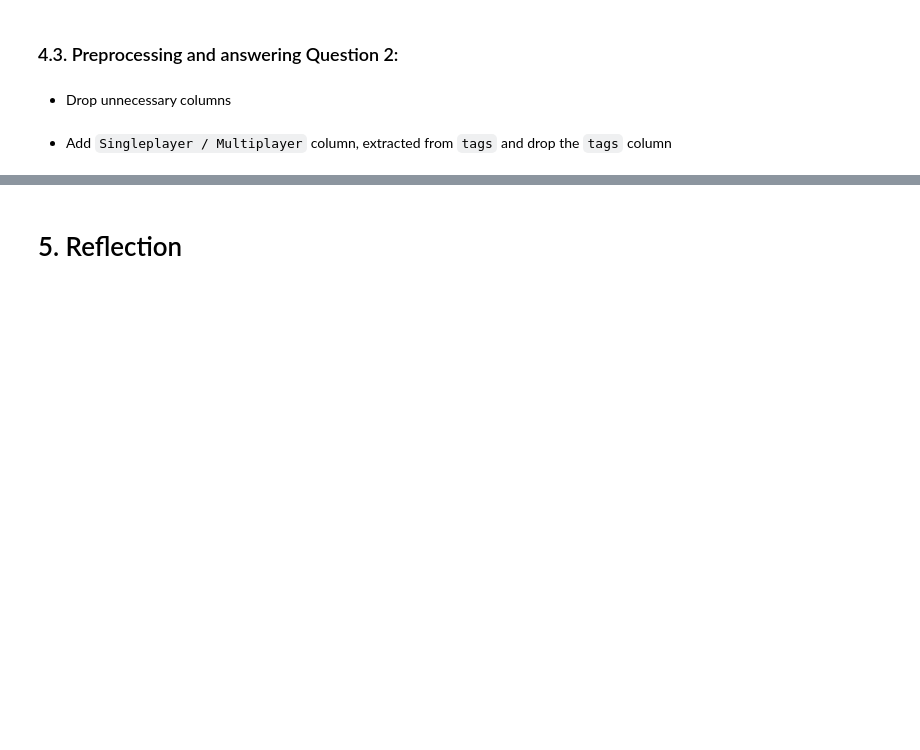
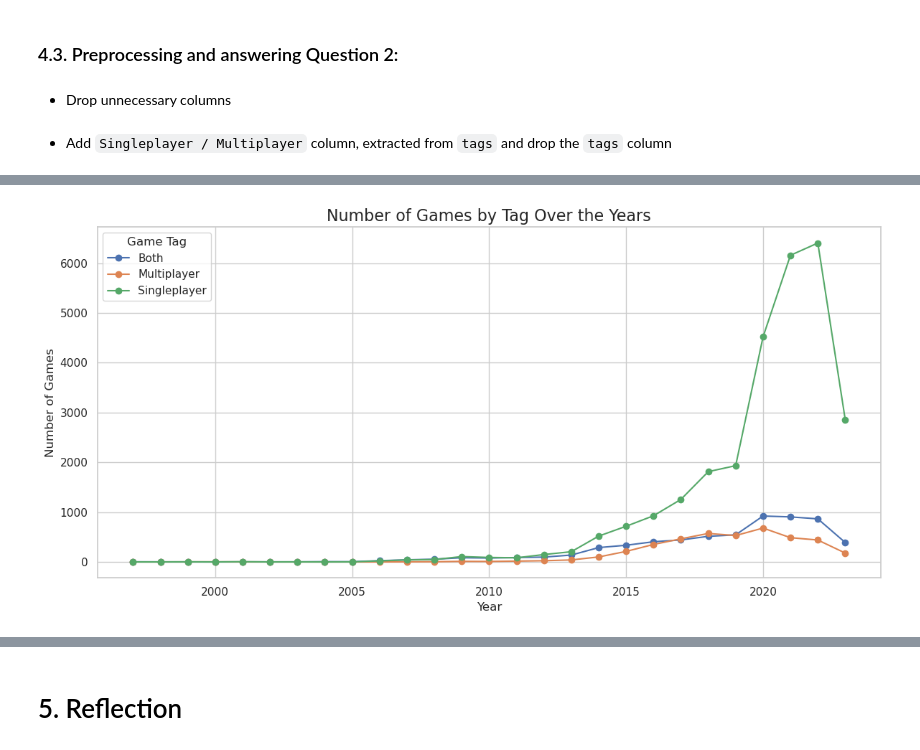
Before and after one commit to juinkinn/Programming4DS-FinalProject, a Jupyter notebook: 22127250_22127478.ipynb, the cells around one changed output, grey strips where cells are left out. Saved outputs shown, nothing was run; the diff lists cells and outputs as text; code cells hidden in the pictures; blank space fills up the shorter version.

```diff
--- a/22127250_22127478.ipynb
+++ b/22127250_22127478.ipynb
@@ -359,0 +576,6 @@ df_q2
+# %%
+games_per_year = df_q2.groupby(['year', 'Singleplayer / Multiplayer']).size().reset_index(name='number_of_games')
+
+# Skip None values
+games_per_year = games_per_year[games_per_year['Singleplayer / Multiplayer'] != 'None']
+games_per_year
@@ -359,0 +596,18 @@ df_q2
+# %%
+# Visualize by using line chart
+pivot_data = games_per_year.pivot(index='year', columns='Singleplayer / Multiplayer', values='number_of_games').fillna(0)
+
+plt.figure(figsize=(12, 6))
+for column in pivot_data.columns:
+    plt.plot(pivot_data.index, pivot_data[column], marker='o', label=column)
+
+plt.title('Number of Games by Tag Over the Years', fontsize=16)
+plt.xlabel('Year', fontsize=12)
+plt.ylabel('Number of Games', fontsize=12)
+plt.legend(title='Game Tag')
+plt.grid(True)
+plt.tight_layout()
+
+plt.show()
+# %% [output]
+[figure, added]
```
Also changed, not shown: parts of 44 cells of this notebook.
